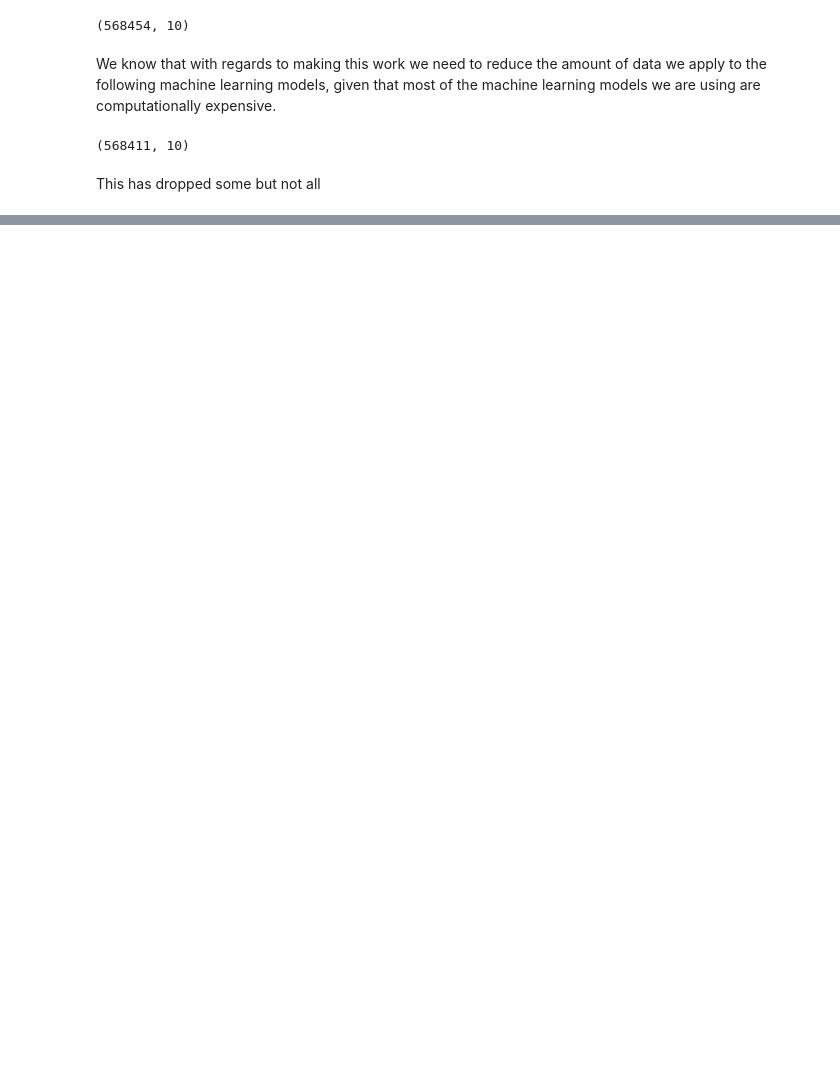
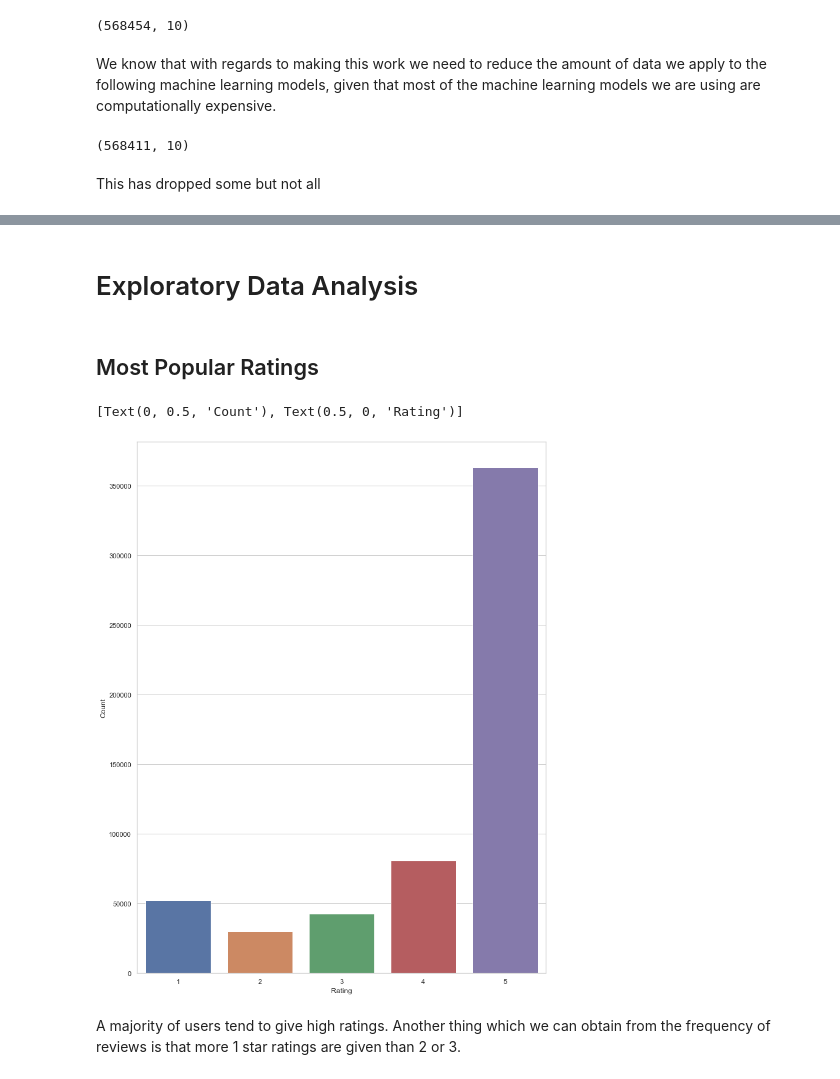
Before and after one commit to anilaq/dspractice, a Jupyter notebook: mlmodels.ipynb, the cells around one changed output, grey strips where cells are left out. Cells and saved outputs as stored; diff of their text form; code cells hidden in the pictures; blank space fills up the shorter version.

Commit message:
exploratory data analysis

```diff
--- a/mlmodels.ipynb
+++ b/mlmodels.ipynb
@@ -130,0 +167,14 @@ This has dropped some but not all
+# %% [markdown]
+# Exploratory Data Analysis
+# %% [markdown]
+## Most Popular Ratings
+# %%
+sns.set(rc={'figure.figsize':(12, 16)})
+sns.set_style('whitegrid')
+ax = sns.countplot(x='Score', data=data)
+ax.set(xlabel='Rating', ylabel='Count')
+# %% [output]
+[Text(0, 0.5, 'Count'), Text(0.5, 0, 'Rating')]
+[figure, added]
+# %% [markdown]
+A majority of users tend to give high ratings. Another thing which we can obtain from the frequency of reviews is that more 1 star ratings are given than 2 or 3.
```
Also changed, not shown: parts of 21 cells of this notebook.
